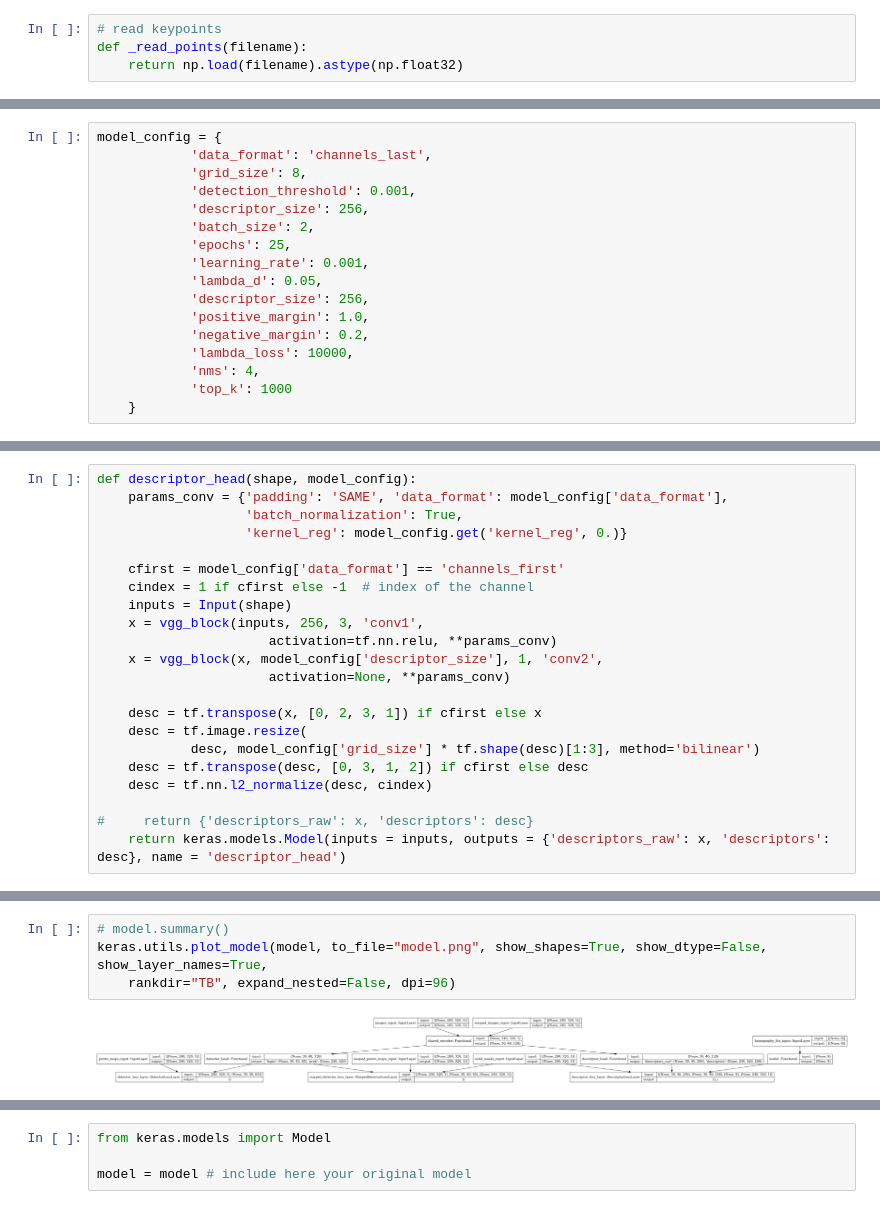
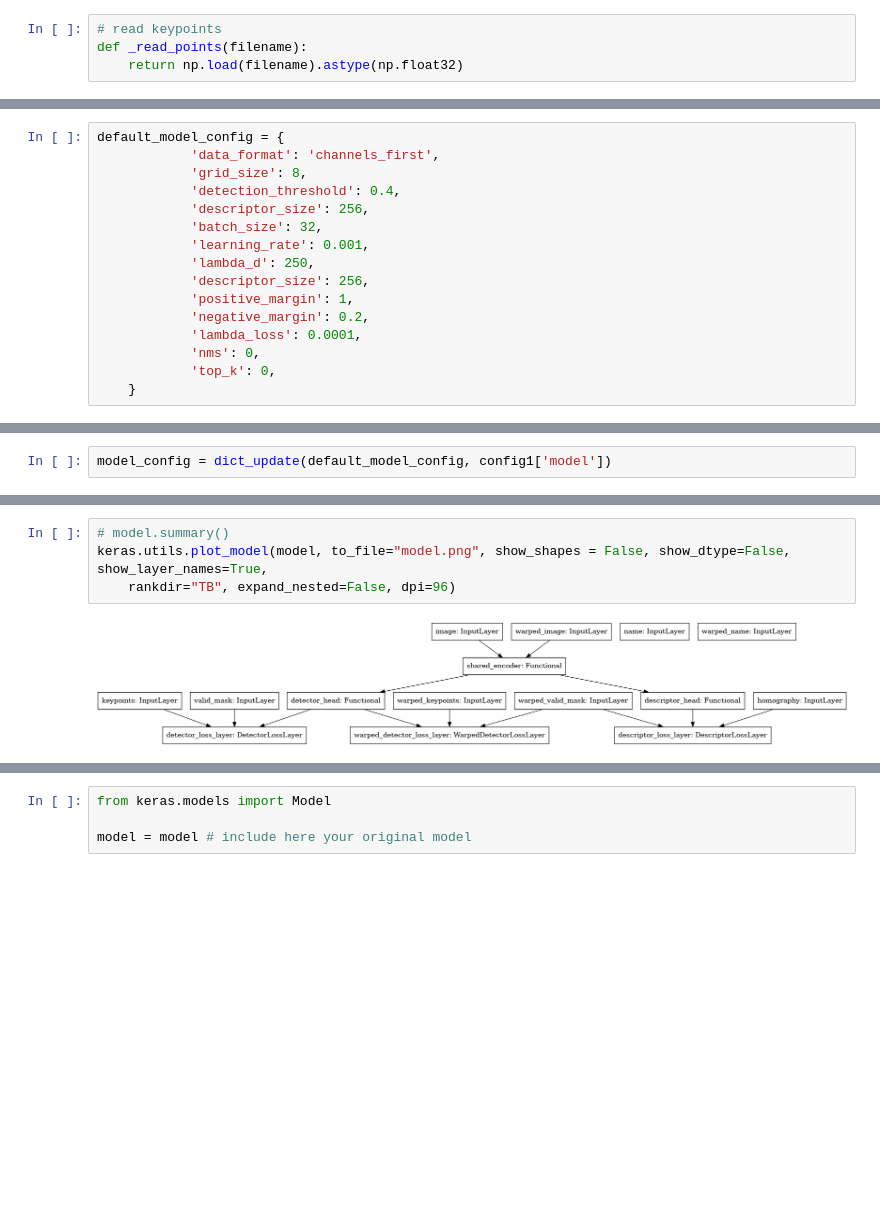
Before and after one commit to amit205/multi-task-learning, a Jupyter notebook: export_descriptors_hpatches.ipynb, the cells around one changed output, grey strips where cells are left out. Saved outputs shown, nothing was run; the diff lists cells and outputs as text; blank space fills up the shorter version.

Commit message:
export_descriptors code updated

```diff
--- a/export_descriptors_hpatches.ipynb
+++ b/export_descriptors_hpatches.ipynb
@@ -40,17 +60,16 @@ def _read_points(filename):
 # %%
-model_config = {
-            'data_format': 'channels_last',
+default_model_config = {
+            'data_format': 'channels_first',
             'grid_size': 8,
-            'detection_threshold': 0.001,
+            'detection_threshold': 0.4,
             'descriptor_size': 256,
-            'batch_size': 2,
-            'epochs': 25,
+            'batch_size': 32,
             'learning_rate': 0.001,
-            'lambda_d': 0.05,
+            'lambda_d': 250,
             'descriptor_size': 256,
-            'positive_margin': 1.0,
+            'positive_margin': 1,
             'negative_margin': 0.2,
-            'lambda_loss': 10000,
-            'nms': 4,
-            'top_k': 1000
+            'lambda_loss': 0.0001,
+            'nms': 0,
+            'top_k': 0,
     }
@@ -140,22 +75,0 @@ def detector_loss(keypoint_map, logits, valid_mask=None):
-# %%
-def descriptor_head(shape, model_config):
-    params_conv = {'padding': 'SAME', 'data_format': model_config['data_format'],
-                   'batch_normalization': True,
-                   'kernel_reg': model_config.get('kernel_reg', 0.)}
-
-    cfirst = model_config['data_format'] == 'channels_first'
-    cindex = 1 if cfirst else -1  # index of the channel
-    inputs = Input(shape)
-    x = vgg_block(inputs, 256, 3, 'conv1',
-                      activation=tf.nn.relu, **params_conv)
-    x = vgg_block(x, model_config['descriptor_size'], 1, 'conv2',
-                      activation=None, **params_conv)
-
-    desc = tf.transpose(x, [0, 2, 3, 1]) if cfirst else x
-    desc = tf.image.resize(
-            desc, model_config['grid_size'] * tf.shape(desc)[1:3], method='bilinear')
-    desc = tf.transpose(desc, [0, 3, 1, 2]) if cfirst else desc
-    desc = tf.nn.l2_normalize(desc, cindex)
-
-#     return {'descriptors_raw': x, 'descriptors': desc}
-    return keras.models.Model(inputs = inputs, outputs = {'descriptors_raw': x, 'descriptors': desc}, name = 'descriptor_head')
@@ -233,0 +76,2 @@ def descriptor_loss(descriptors, warped_descriptors, homographies,
+# %%
+model_config = dict_update(default_model_config, config1['model'])
@@ -329,6 +247,6 @@ model = net()
 # %%
 # model.summary()
-keras.utils.plot_model(model, to_file="model.png", show_shapes=True, show_dtype=False, show_layer_names=True,
+keras.utils.plot_model(model, to_file="model.png", show_shapes = False, show_dtype=False, show_layer_names=True,
     rankdir="TB", expand_nested=False, dpi=96)
 # %% [output]
-[figure, old version]
+[figure, new version]
```
Also changed, not shown: parts of 32 cells of this notebook, 1 other file.
